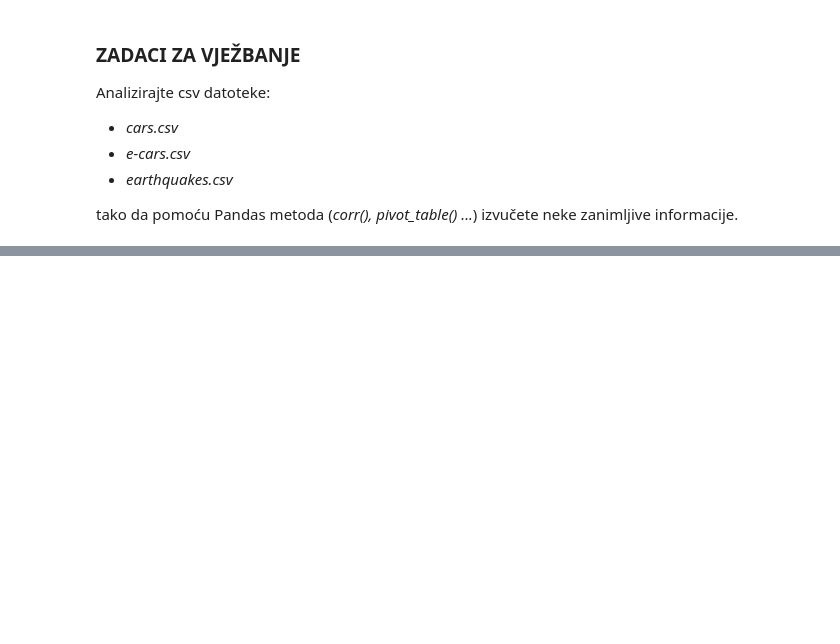
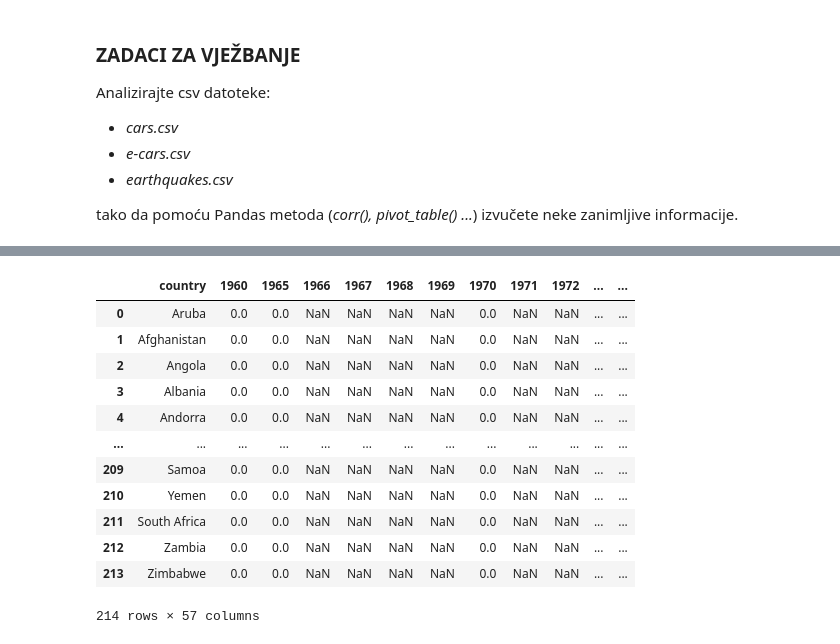
Before and after one commit to py-dev-algebra/py-jupyter-nb, a Jupyter notebook: 02 - Pandas/Pandas - Python modul za analizu podataka - Manipulacija podacima.ipynb, the cells around one changed output, grey strips where cells are left out. Cells and saved outputs as stored; diff of their text form; code cells hidden in the pictures; blank space fills up the shorter version.

```diff
--- a/02 - Pandas/Pandas - Python modul za analizu podataka - Manipulacija podacima.ipynb
+++ b/02 - Pandas/Pandas - Python modul za analizu podataka - Manipulacija podacima.ipynb
@@ -1600,0 +1866,17 @@ tako da pomoću Pandas metoda (*corr(), pivot_table() ...*) izvučete neke zanim
+# %%
+cell_phones_total_df = pd.read_csv('../Data/Trziste racunala i pametnih telefona/cell_phones_total.csv')
+cell_phones_total_df
+# %% [output]
+|  | country | 1960 | 1965 | 1966 | 1967 | 1968 | 1969 | 1970 | 1971 | 1972 | ... | ... |
+| 0 | Aruba | 0.0 | 0.0 | NaN | NaN | NaN | NaN | 0.0 | NaN | NaN | ... | ... |
+| 1 | Afghanistan | 0.0 | 0.0 | NaN | NaN | NaN | NaN | 0.0 | NaN | NaN | ... | ... |
+| 2 | Angola | 0.0 | 0.0 | NaN | NaN | NaN | NaN | 0.0 | NaN | NaN | ... | ... |
+| 3 | Albania | 0.0 | 0.0 | NaN | NaN | NaN | NaN | 0.0 | NaN | NaN | ... | ... |
+| 4 | Andorra | 0.0 | 0.0 | NaN | NaN | NaN | NaN | 0.0 | NaN | NaN | ... | ... |
+| ... | ... | ... | ... | ... | ... | ... | ... | ... | ... | ... | ... | ... |
+| 209 | Samoa | 0.0 | 0.0 | NaN | NaN | NaN | NaN | 0.0 | NaN | NaN | ... | ... |
+| 210 | Yemen | 0.0 | 0.0 | NaN | NaN | NaN | NaN | 0.0 | NaN | NaN | ... | ... |
+| 211 | South Africa | 0.0 | 0.0 | NaN | NaN | NaN | NaN | 0.0 | NaN | NaN | ... | ... |
+| 212 | Zambia | 0.0 | 0.0 | NaN | NaN | NaN | NaN | 0.0 | NaN | NaN | ... | ... |
+| 213 | Zimbabwe | 0.0 | 0.0 | NaN | NaN | NaN | NaN | 0.0 | NaN | NaN | ... | ... |
+214 rows × 57 columns
```
Also changed, not shown: parts of 27 cells of this notebook.
